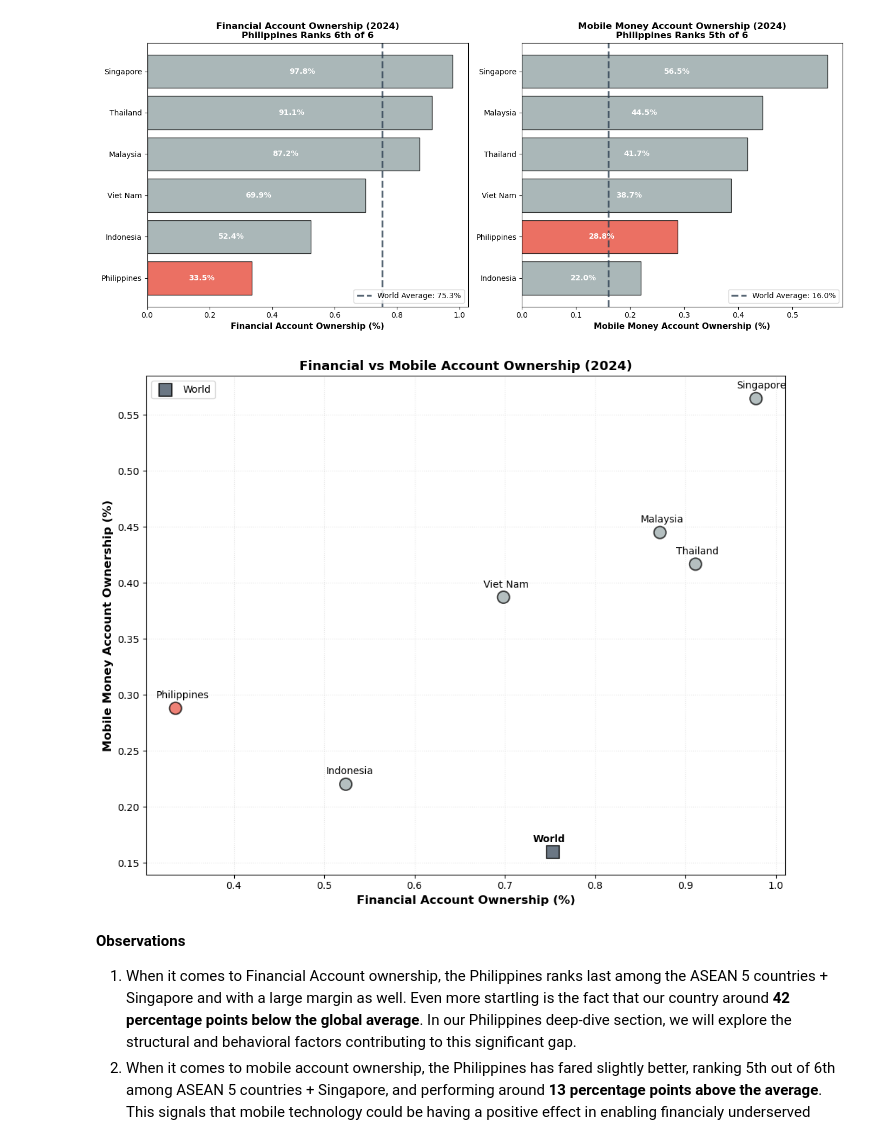
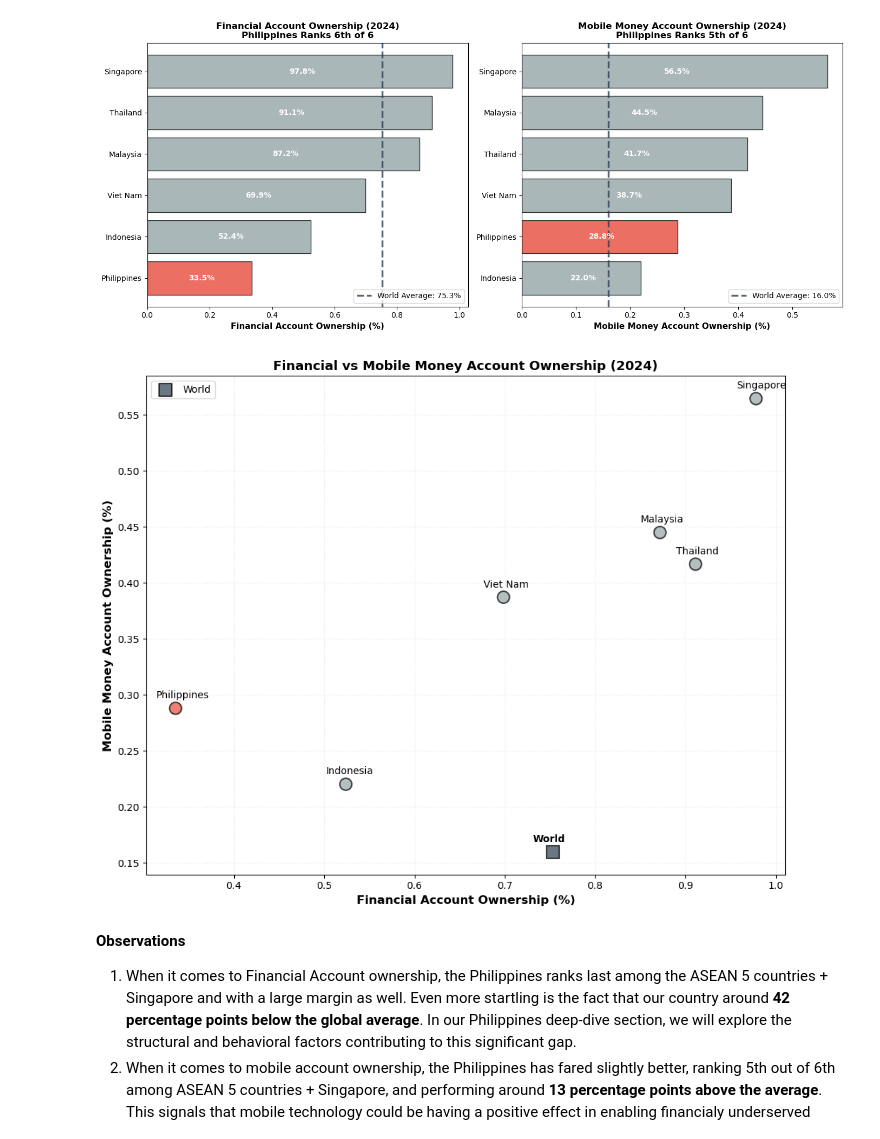
Before and after one commit to christianvibar/mab2115_finals, a Jupyter notebook: notebooks/final/mab2115_finals_group_3.ipynb, the cells around one changed output. Saved outputs shown, nothing was run; the diff lists cells and outputs as text; code cells hidden in the pictures.

```diff
--- a/notebooks/final/mab2115_finals_group_3.ipynb
+++ b/notebooks/final/mab2115_finals_group_3.ipynb
@@ -999,35 +999,35 @@ ax.scatter(df_2024_asean['fiaccount_t_d'], df_2024_asean['mobileaccount_t_d'],
 #Plot world 2024
 ax.scatter(df_2024_world['fiaccount_t_d'], df_2024_world['mobileaccount_t_d'],
            alpha=0.7, c=WORLD_COLOR, edgecolor='black', s=150, marker='s',
            label='World', linewidth=1.5)
 
 #Country labels
 for index, row in df_2024_asean.iterrows():
     ax.annotate(row['countrynewwb'],
                 xy=(row['fiaccount_t_d'], row['mobileaccount_t_d']),
                 xytext=(-20,10),
                 textcoords='offset points',
                 fontsize=10)
 
 # Add World label
 ax.annotate('World',
             xy=(df_2024_world['fiaccount_t_d'].values[0],
                 df_2024_world['mobileaccount_t_d'].values[0]),
             xytext=(-20, 10), textcoords='offset points',
             fontsize=10, fontweight='bold')
 
 # Formatting
 ax.set_xlabel('Financial Account Ownership (%)', fontweight='bold', fontsize=12)
 ax.set_ylabel('Mobile Money Account Ownership (%)', fontweight='bold', fontsize=12)
-ax.set_title('Financial vs Mobile Account Ownership (2024)',
+ax.set_title('Financial vs Mobile Money Account Ownership (2024)',
              fontweight='bold', fontsize=13)
 
 ax.grid(True, alpha=0.3, linestyle=':', linewidth=0.8)
 ax.legend(loc='best', fontsize=10)
 
 plt.tight_layout()
 # %% [output]
-[figure, old version]
+[figure, new version]
 # %% [markdown]
 **Observations**
 1. When it comes to Financial Account ownership, the Philippines ranks last among the ASEAN 5 countries + Singapore and with a large margin as well. Even more startling is the fact that our country around **42 percentage points below the global average**. In our Philippines deep-dive section, we will explore the structural and behavioral factors contributing to this significant gap.
```
Also changed, not shown: parts of 1 cell of this notebook.
